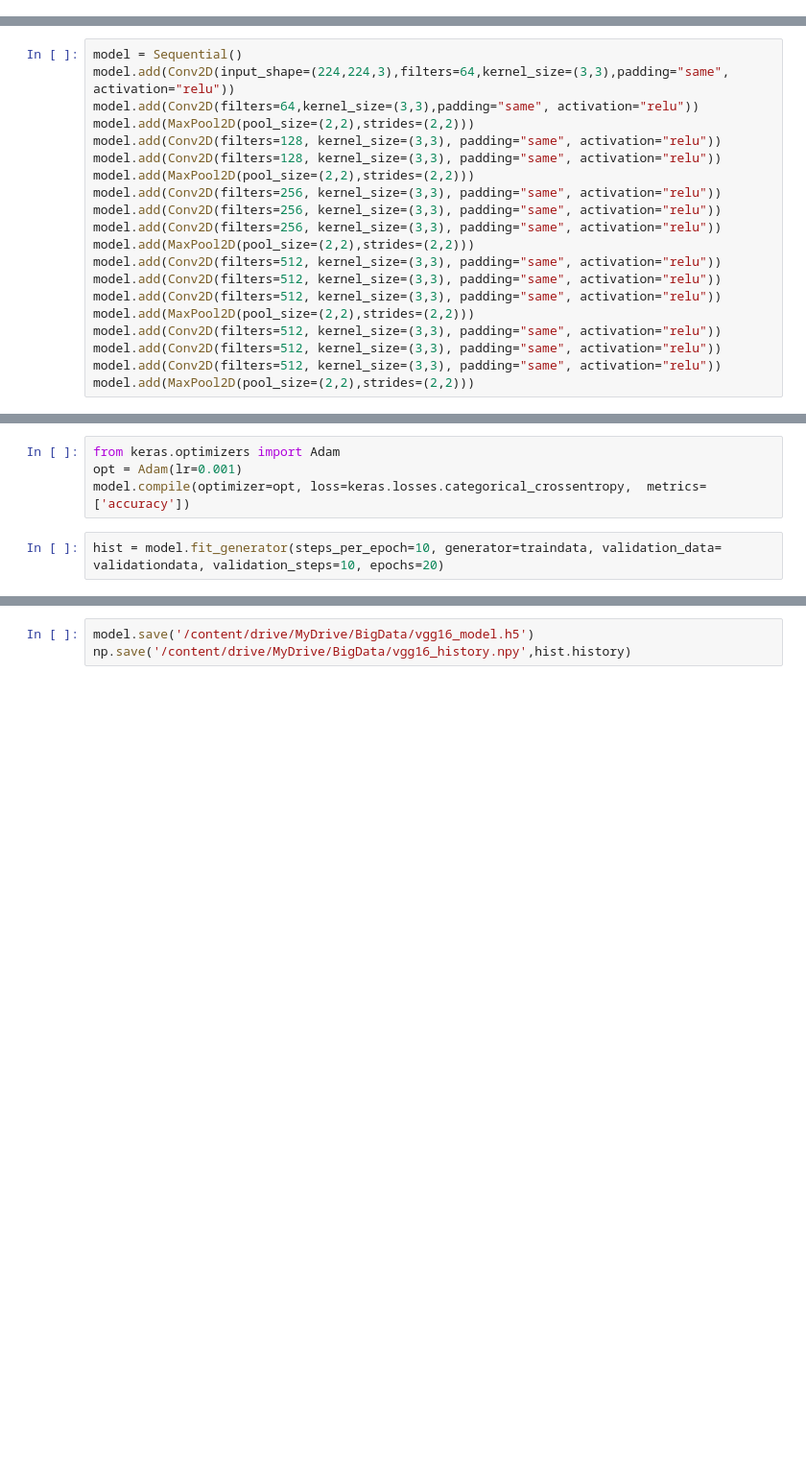
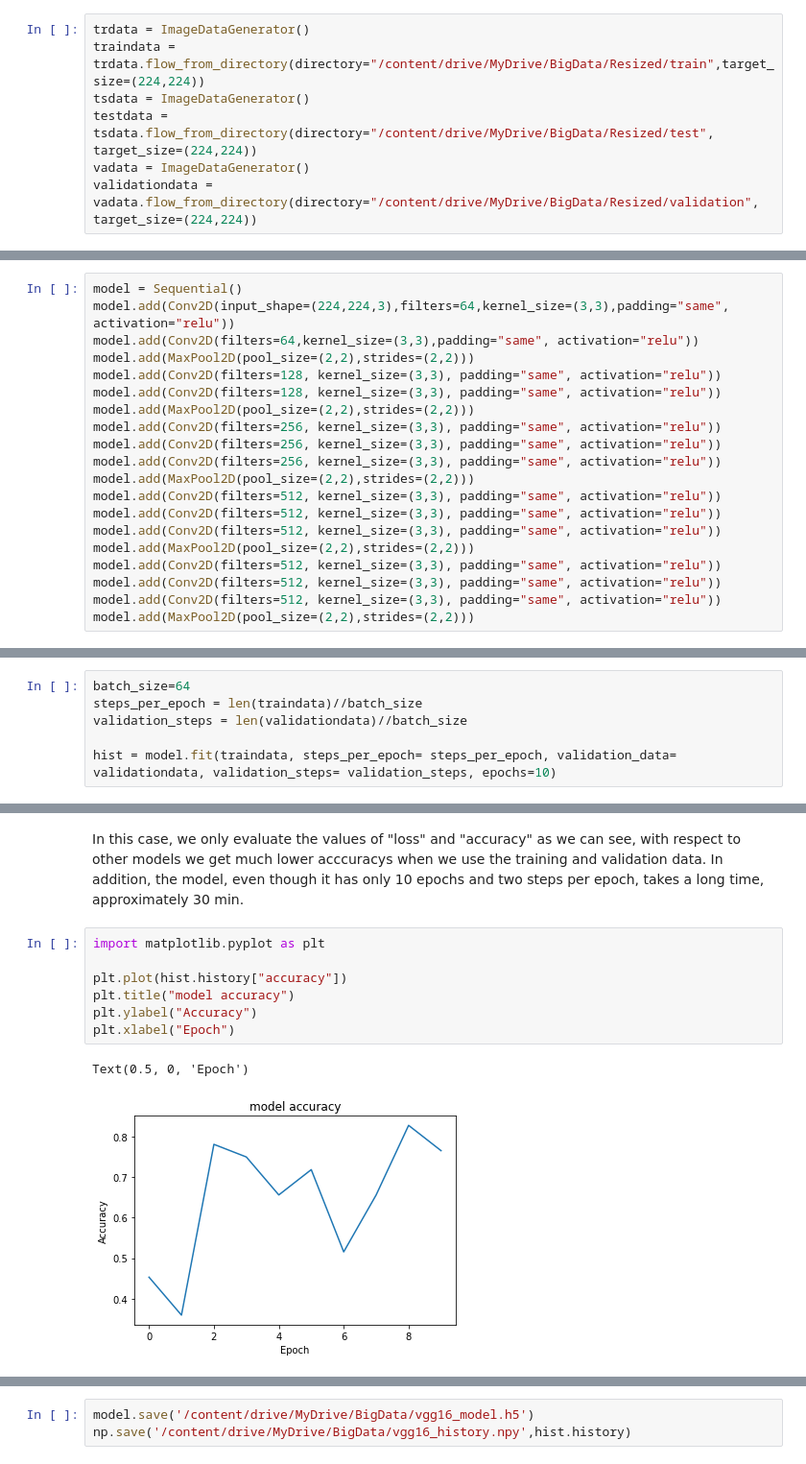
Before and after one commit to Shettland/Big_data_Final_assignment, a Jupyter notebook: Big_data_Final_assignment.ipynb, the cells around one changed output, grey strips where cells are left out. Shown at 96% size. Drawn from its saved outputs; the diff is of its cells as text; blank space fills up the shorter version.

```diff
--- a/Big_data_Final_assignment.ipynb
+++ b/Big_data_Final_assignment.ipynb
@@ -784,3 +833,10 @@ from keras.models import Sequential
 from keras.layers import Dense, Conv2D, MaxPool2D , Flatten
 from keras.preprocessing.image import ImageDataGenerator
 import numpy as np
+# %%
+trdata = ImageDataGenerator()
+traindata = trdata.flow_from_directory(directory="/content/drive/MyDrive/BigData/Resized/train",target_size=(224,224))
+tsdata = ImageDataGenerator()
+testdata = tsdata.flow_from_directory(directory="/content/drive/MyDrive/BigData/Resized/test", target_size=(224,224))
+vadata = ImageDataGenerator()
+validationdata = vadata.flow_from_directory(directory="/content/drive/MyDrive/BigData/Resized/validation", target_size=(224,224))
@@ -814,6 +871,0 @@ Epoch 1/2
-# %%
-from keras.optimizers import Adam
-opt = Adam(lr=0.001)
-model.compile(optimizer=opt, loss=keras.losses.categorical_crossentropy,  metrics=['accuracy'])
-# %%
-hist = model.fit_generator(steps_per_epoch=10, generator=traindata, validation_data= validationdata, validation_steps=10, epochs=20)
@@ -819,0 +892,6 @@ hist = model.fit_generator(steps_per_epoch=10, generator=traindata, validation_d
+# %%
+batch_size=64
+steps_per_epoch = len(traindata)//batch_size
+validation_steps = len(validationdata)//batch_size
+
+hist = model.fit(traindata, steps_per_epoch= steps_per_epoch, validation_data= validationdata, validation_steps= validation_steps, epochs=10)
@@ -819,0 +919,12 @@ hist = model.fit_generator(steps_per_epoch=10, generator=traindata, validation_d
+# %% [markdown]
+In this case, we only evaluate the values of "loss" and "accuracy" as we can see, with respect to other models we get much lower acccuracys when we use the training and validation data. In addition, the model, even though it has only 10 epochs and two steps per epoch, takes a long time, approximately 30 min.
+# %%
+import matplotlib.pyplot as plt
+
+plt.plot(hist.history["accuracy"])
+plt.title("model accuracy")
+plt.ylabel("Accuracy")
+plt.xlabel("Epoch")
+# %% [output]
+Text(0.5, 0, 'Epoch')
+[figure, added]
```
Also changed, not shown: parts of 39 cells of this notebook.
